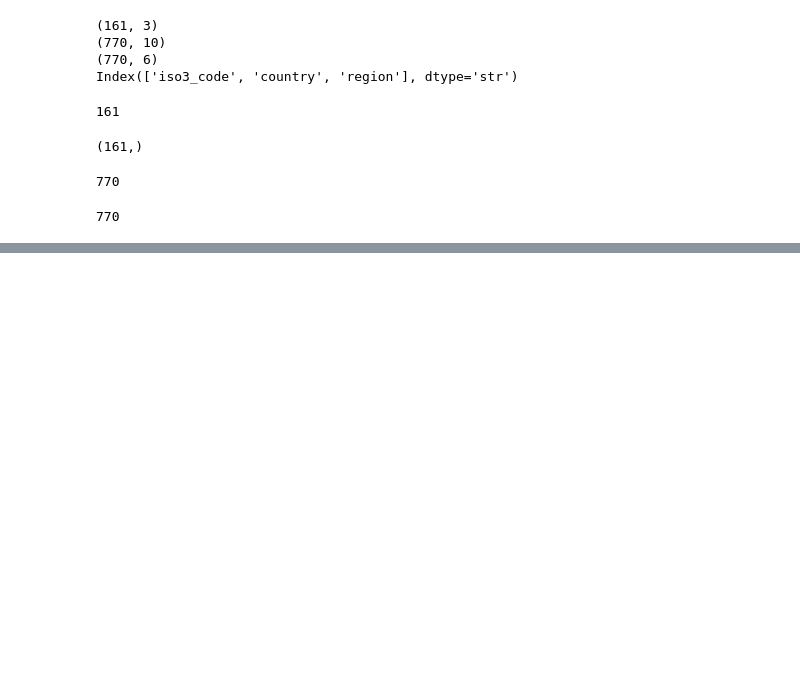
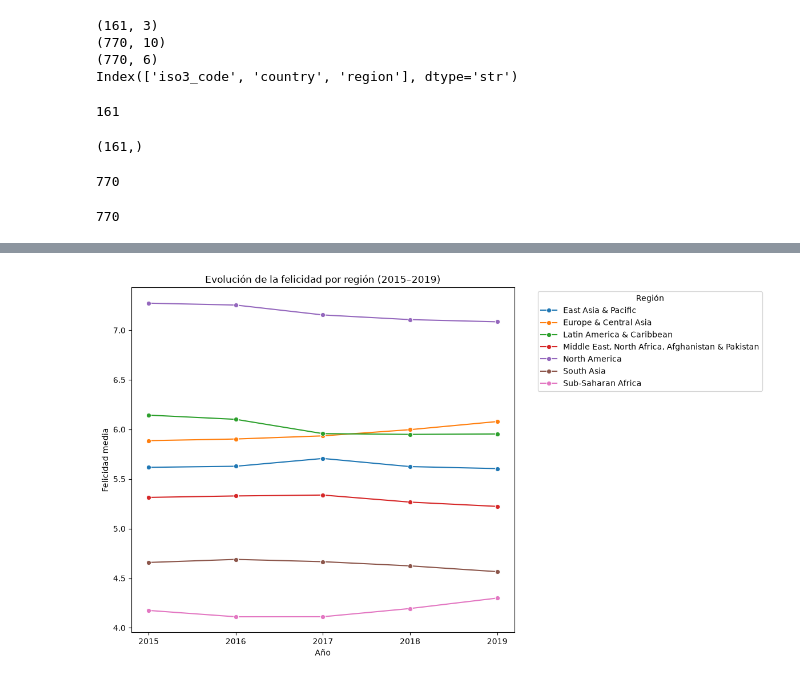
Before and after one commit to beafernandez22/SQL_Project, a Jupyter notebook: SQL_Project.ipynb, the cells around one changed output, grey strips where cells are left out. Drawn from its saved outputs; the diff is of its cells as text; code cells hidden in the pictures; blank space fills up the shorter version.

```diff
--- a/SQL_Project.ipynb
+++ b/SQL_Project.ipynb
@@ -1589,0 +1716,34 @@ economic_sql.to_sql(
+# %%
+# Creamos el gráfico de líneas
+plt.figure(figsize=(12, 7))
+
+# Cada línea representa una región
+sns.lineplot(
+    data=region_happiness,
+    x="year",
+    y="avg_happiness",
+    hue="region",
+    marker="o"
+)
+
+# Añadimos título y nombres de los ejes
+plt.title("Evolución de la felicidad por región (2015–2019)")
+plt.xlabel("Año")
+plt.ylabel("Felicidad media")
+
+# Mostramos únicamente los años analizados
+plt.xticks([2015, 2016, 2017, 2018, 2019])
+
+# Colocamos la leyenda fuera para que no tape las líneas
+plt.legend(
+    title="Región",
+    bbox_to_anchor=(1.05, 1),
+    loc="upper left"
+)
+
+plt.tight_layout()
+
+# Mostramos el gráfico
+plt.show()
+# %% [output]
+[figure, added]
```
Also changed, not shown: parts of 23 cells of this notebook.
